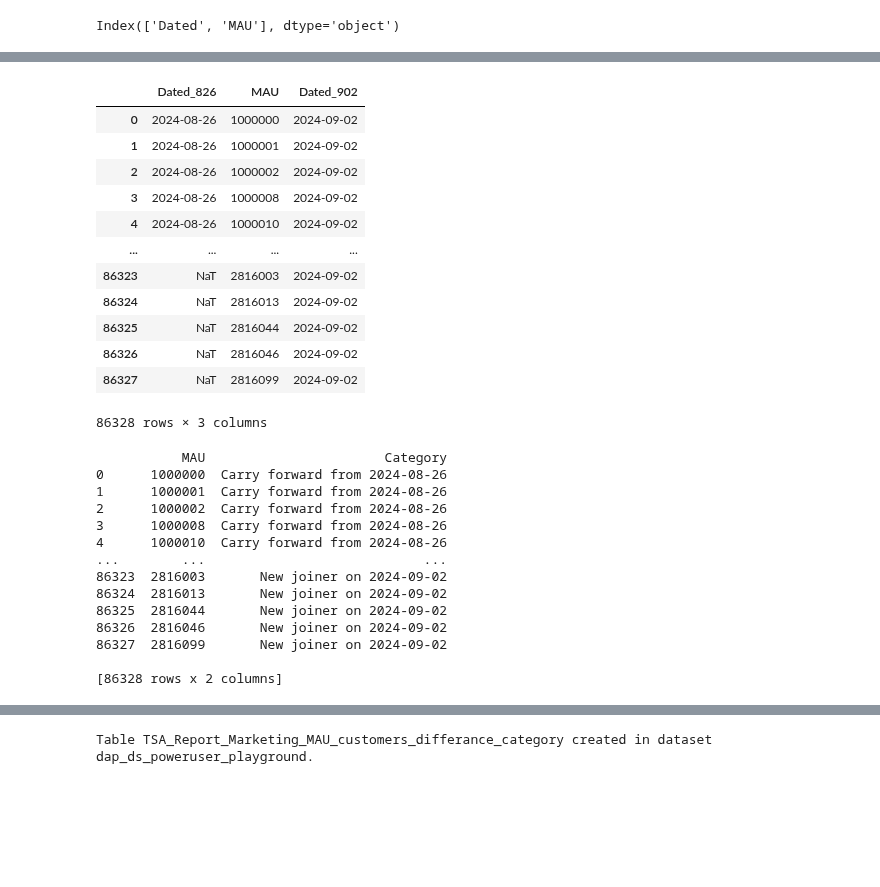
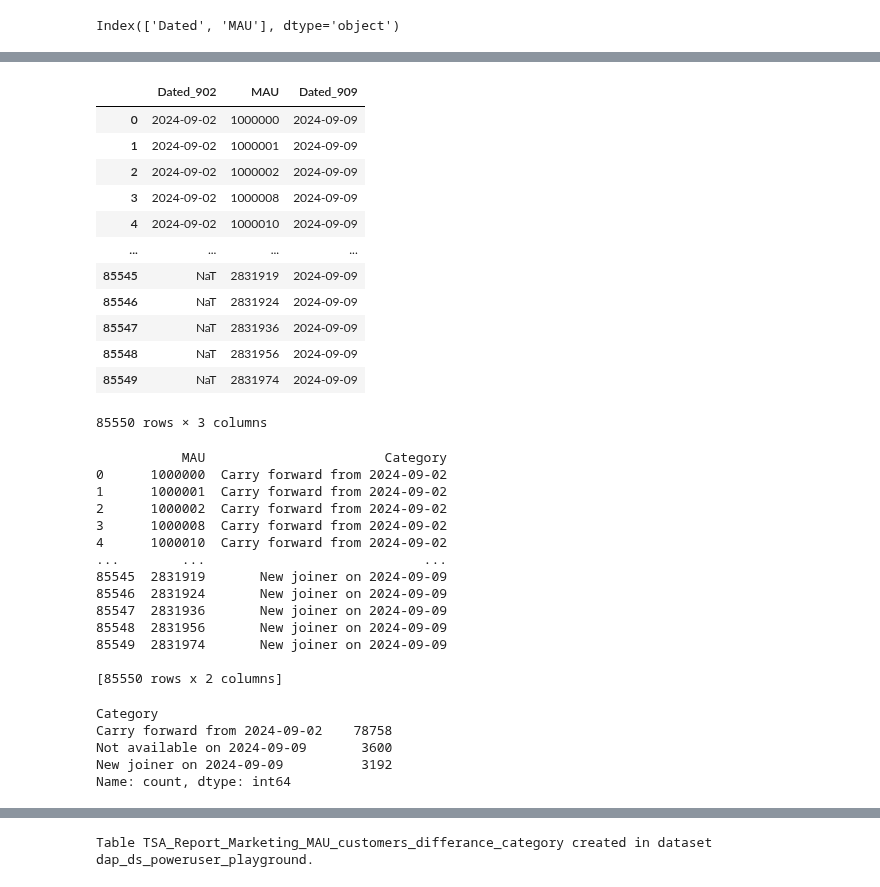
Before and after one commit to dchakroborti-tonik/MAU_MMAU_REPORT, a Jupyter notebook: TSA_REPORT_TEMPLATE_v2.ipynb, the cells around one changed output, grey strips where cells are left out. Drawn from its saved outputs; the diff is of its cells as text; code cells hidden in the pictures; blank space fills up the shorter version.

Commit message:
Updated for week starting 09-09-2024

```diff
--- a/TSA_REPORT_TEMPLATE_v2.ipynb
+++ b/TSA_REPORT_TEMPLATE_v2.ipynb
@@ -35,8 +35,8 @@ def get_week_start_dates(start_date, end_date):
         current_date += relativedelta(weeks=1)
     return week_start_dates
 
-start_date = datetime.date(2024, 9, 2)
-end_date = datetime.date(2024, 9, 8)
+start_date = datetime.date(2024, 9, 9)
+end_date = datetime.date(2024, 9, 15)
 
 week_start_dates = get_week_start_dates(start_date, end_date)
 print(week_start_dates)
@@ -739,5 +742,5 @@ Dated
 Name: count, dtype: int64
 # %%
 # Separate data into two dataframes based on date
-df_826 = df[df['Dated'] == '2024-08-26'].reset_index(drop=True)
 df_902 = df[df['Dated'] == '2024-09-02'].reset_index(drop=True)
+df_909 = df[df['Dated'] == '2024-09-09'].reset_index(drop=True)
@@ -762,30 +765,30 @@ df_902.head()
 # %%
 # Merge to find customers present on both dates
-merged = pd.merge(df_826, df_902, on='MAU', suffixes=('_826', '_902'), how='outer')
+merged = pd.merge(df_902, df_909, on='MAU', suffixes=('_902', '_909'), how='outer')
 merged
 # %% [output]
-|  | Dated_826 | MAU | Dated_902 |
-| 0 | 2024-08-26 | 1000000 | 2024-09-02 |
-| 1 | 2024-08-26 | 1000001 | 2024-09-02 |
-| 2 | 2024-08-26 | 1000002 | 2024-09-02 |
-| 3 | 2024-08-26 | 1000008 | 2024-09-02 |
-| 4 | 2024-08-26 | 1000010 | 2024-09-02 |
+|  | Dated_902 | MAU | Dated_909 |
+| 0 | 2024-09-02 | 1000000 | 2024-09-09 |
+| 1 | 2024-09-02 | 1000001 | 2024-09-09 |
+| 2 | 2024-09-02 | 1000002 | 2024-09-09 |
+| 3 | 2024-09-02 | 1000008 | 2024-09-09 |
+| 4 | 2024-09-02 | 1000010 | 2024-09-09 |
 | ... | ... | ... | ... |
-| 86323 | NaT | 2816003 | 2024-09-02 |
-| 86324 | NaT | 2816013 | 2024-09-02 |
-| 86325 | NaT | 2816044 | 2024-09-02 |
-| 86326 | NaT | 2816046 | 2024-09-02 |
-| 86327 | NaT | 2816099 | 2024-09-02 |
+| 85545 | NaT | 2831919 | 2024-09-09 |
+| 85546 | NaT | 2831924 | 2024-09-09 |
+| 85547 | NaT | 2831936 | 2024-09-09 |
+| 85548 | NaT | 2831956 | 2024-09-09 |
+| 85549 | NaT | 2831974 | 2024-09-09 |
-86328 rows × 3 columns
+85550 rows × 3 columns
 # %%
 # Function to categorize customer presence
 def categorize_presence(row):
-    if pd.isna(row['Dated_902']):
-        return 'Not available on 2024-09-02'
-    elif pd.isna(row['Dated_826']):
-        return 'New joiner on 2024-09-02'
+    if pd.isna(row['Dated_909']):
+        return 'Not available on 2024-09-09'
+    elif pd.isna(row['Dated_902']):
+        return 'New joiner on 2024-09-09'
     else:
-        return 'Carry forward from 2024-08-26'
+        return 'Carry forward from 2024-09-02'
 
 # Apply function to create category column
 merged['Category'] = merged.apply(categorize_presence, axis=1)
@@ -794,17 +797,25 @@ merged['Category'] = merged.apply(categorize_presence, axis=1)
 print(merged[['MAU', 'Category']])
 # %% [output]
            MAU                       Category
-0      1000000  Carry forward from 2024-08-26
-1      1000001  Carry forward from 2024-08-26
-2      1000002  Carry forward from 2024-08-26
-3      1000008  Carry forward from 2024-08-26
-4      1000010  Carry forward from 2024-08-26
+0      1000000  Carry forward from 2024-09-02
+1      1000001  Carry forward from 2024-09-02
+2      1000002  Carry forward from 2024-09-02
+3      1000008  Carry forward from 2024-09-02
+4      1000010  Carry forward from 2024-09-02
 ...        ...                            ...
-86323  2816003       New joiner on 2024-09-02
-86324  2816013       New joiner on 2024-09-02
-86325  2816044       New joiner on 2024-09-02
-86326  2816046       New joiner on 2024-09-02
-86327  2816099       New joiner on 2024-09-02
+85545  2831919       New joiner on 2024-09-09
+85546  2831924       New joiner on 2024-09-09
+85547  2831936       New joiner on 2024-09-09
+85548  2831956       New joiner on 2024-09-09
+85549  2831974       New joiner on 2024-09-09
 
-[86328 rows x 2 columns]
+[85550 rows x 2 columns]
+# %%
+merged['Category'].value_counts()
+# %% [output]
+Category
+Carry forward from 2024-09-02    78758
+Not available on 2024-09-09       3600
+New joiner on 2024-09-09          3192
+Name: count, dtype: int64
 # %%
```
Also changed, not shown: parts of 37 cells of this notebook, 2 other files.
